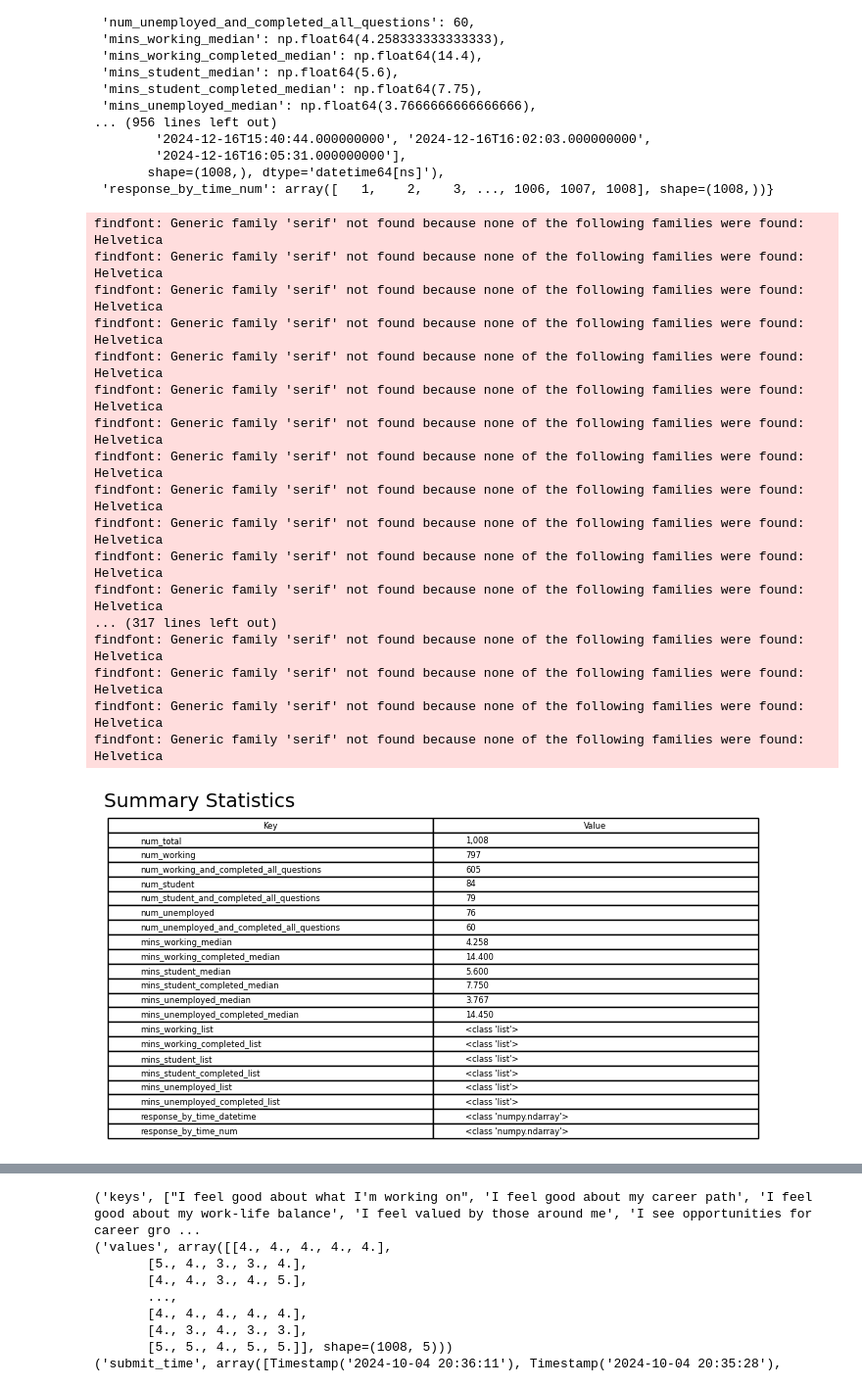
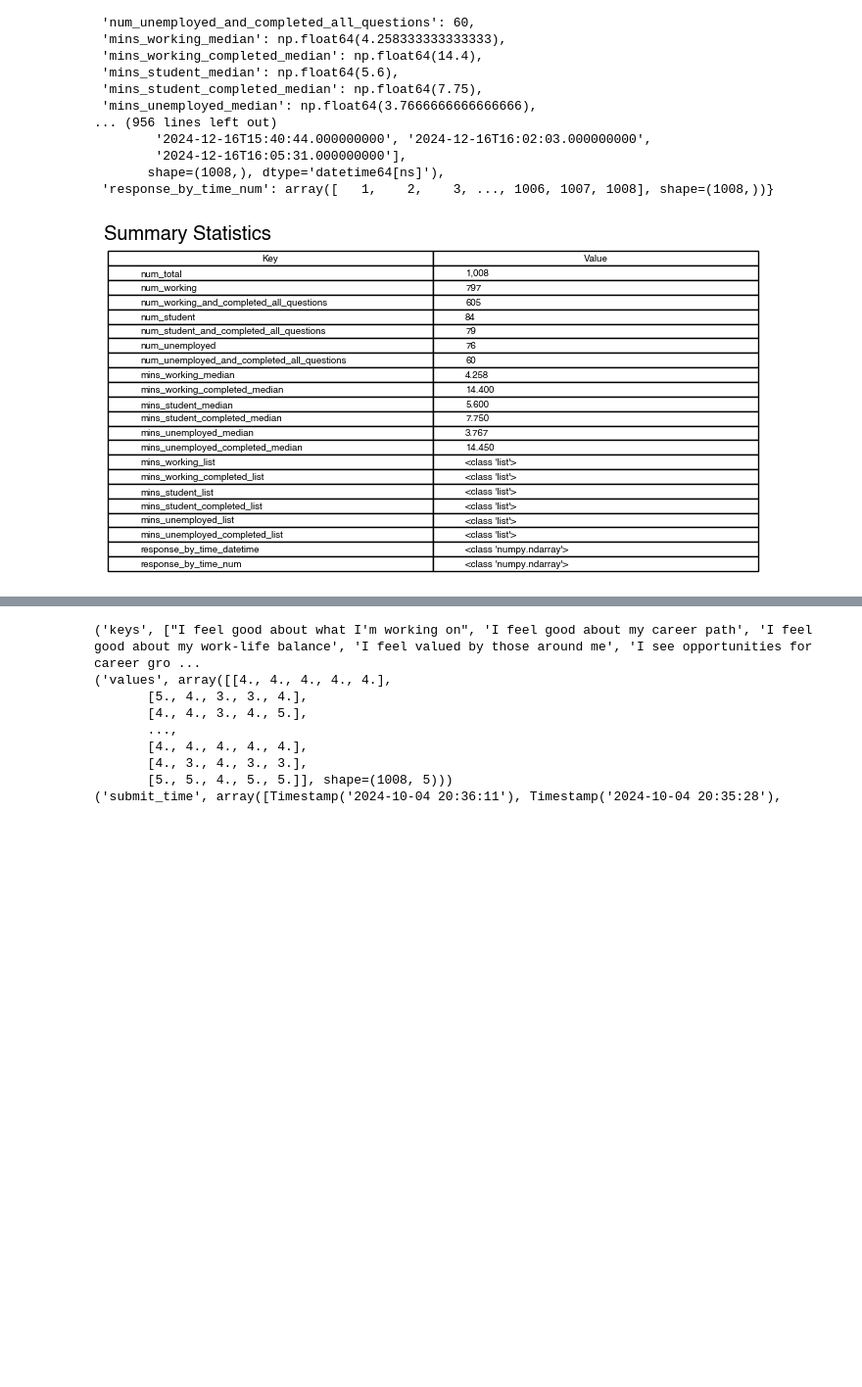
Before and after one commit to wengandrew/battery-talent-census, a Jupyter notebook: notebooks/explore_data.ipynb, the cells around one changed output, grey strips where cells are left out. Shown at 98% size. Saved outputs shown, nothing was run; the diff lists cells and outputs as text; code cells hidden in the pictures; blank space fills up the shorter version.

Commit message:
DRY refactors and company info summary methods

```diff
--- a/notebooks/explore_data.ipynb
+++ b/notebooks/explore_data.ipynb
@@ -160,29 +159,12 @@ res
  'response_by_time_num': array([   1,    2,    3, ..., 1006, 1007, 1008], shape=(1008,))}
 # %%
 plotter = Plotter()
-plotter.make_table_plot_from_dictionary(res,
-                                        figsize=(7,4),
-                                        title='Summary Statistics',
-                                        saveas='table_summary_stats.png')
+plotter.make_table_plot_from_dict(res,
+                                  figsize=(7,4),
+                                  title='Summary Statistics',
+                                  saveas='table_summary_stats.png')
 # %% [output]
-findfont: Generic family 'serif' not found because none of the following families were found: Helvetica
-findfont: Generic family 'serif' not found because none of the following families were found: Helvetica
-findfont: Generic family 'serif' not found because none of the following families were found: Helvetica
-findfont: Generic family 'serif' not found because none of the following families were found: Helvetica
-findfont: Generic family 'serif' not found because none of the following families were found: Helvetica
-findfont: Generic family 'serif' not found because none of the following families were found: Helvetica
-findfont: Generic family 'serif' not found because none of the following families were found: Helvetica
-findfont: Generic family 'serif' not found because none of the following families were found: Helvetica
-findfont: Generic family 'serif' not found because none of the following families were found: Helvetica
-findfont: Generic family 'serif' not found because none of the following families were found: Helvetica
-findfont: Generic family 'serif' not found because none of the following families were found: Helvetica
-findfont: Generic family 'serif' not found because none of the following families were found: Helvetica
-... (317 lines left out)
-findfont: Generic family 'serif' not found because none of the following families were found: Helvetica
-findfont: Generic family 'serif' not found because none of the following families were found: Helvetica
-findfont: Generic family 'serif' not found because none of the following families were found: Helvetica
-findfont: Generic family 'serif' not found because none of the following families were found: Helvetica
-[figure, old version]
+[figure, new version]
 # %%
 plotter = Plotter()
 
```
Also changed, not shown: parts of 9 cells of this notebook, 7 other files.
